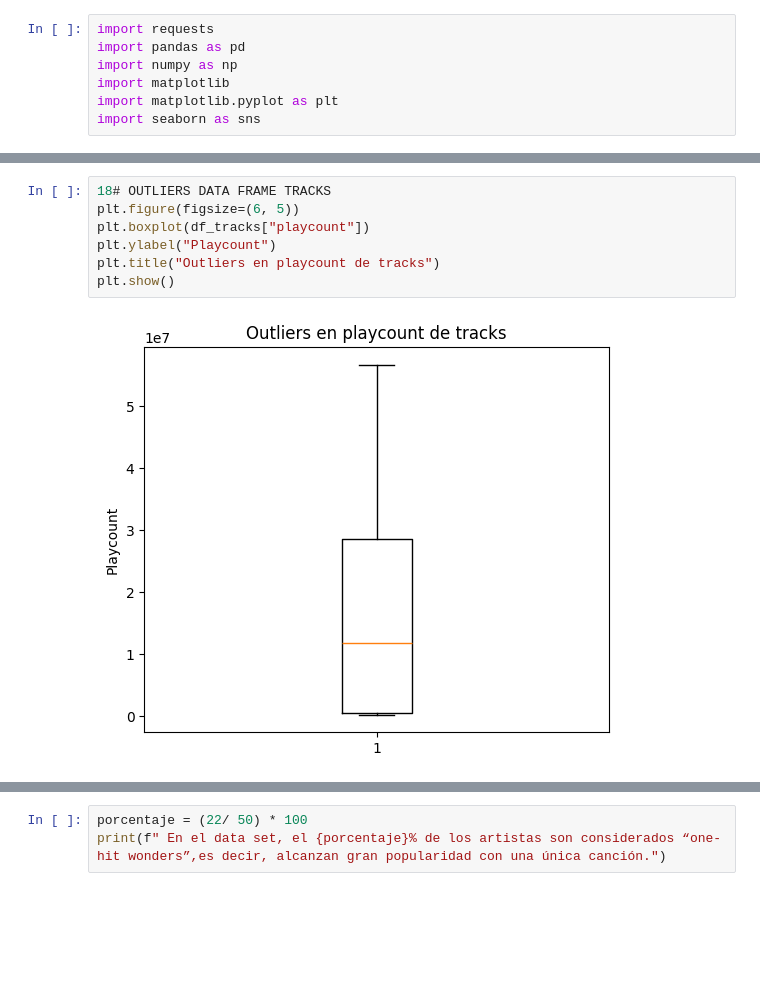
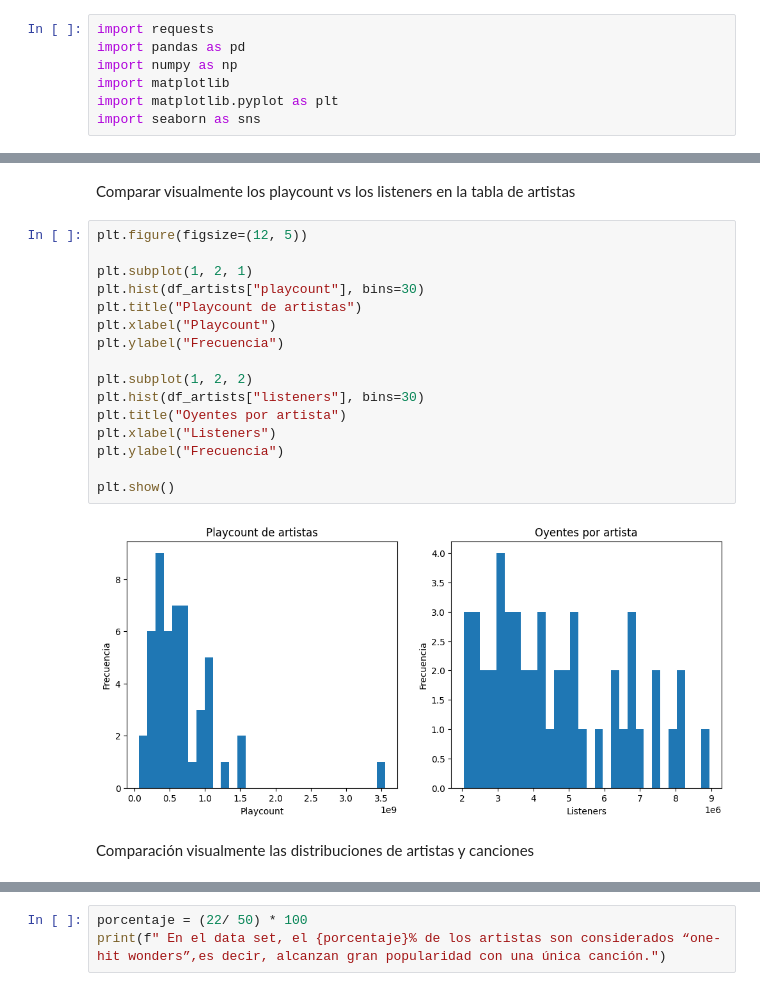
Before and after one commit to ArtiRamos/lastfm_data_analysis, a Jupyter notebook: 2. Análisis descriptivo y estadístico.ipynb, the cells around one changed output, grey strips where cells are left out. Drawn from its saved outputs; the diff is of its cells as text; blank space fills up the shorter version.

```diff
--- a/Preguntas de análisis.ipynb
+++ b/2. Análisis descriptivo y estadístico.ipynb
@@ -147,13 +243,26 @@ plt.title("Outliers en playcount de artistas")
 plt.show()
 # %% [output]
 [figure]
-# %%
-18# OUTLIERS DATA FRAME TRACKS
-plt.figure(figsize=(6, 5))
-plt.boxplot(df_tracks["playcount"])
-plt.ylabel("Playcount")
-plt.title("Outliers en playcount de tracks")
-plt.show()
-# %% [output]
-[figure, removed]
+# %% [markdown]
+Comparar visualmente los playcount vs los listeners en la tabla de artistas
+# %%
+plt.figure(figsize=(12, 5))
+
+plt.subplot(1, 2, 1)
+plt.hist(df_artists["playcount"], bins=30)
+plt.title("Playcount de artistas")
+plt.xlabel("Playcount")
+plt.ylabel("Frecuencia")
+
+plt.subplot(1, 2, 2)
+plt.hist(df_artists["listeners"], bins=30)
+plt.title("Oyentes por artista")
+plt.xlabel("Listeners")
+plt.ylabel("Frecuencia")
+
+plt.show()
+# %% [output]
+[figure, added]
+# %% [markdown]
+Comparación visualmente las distribuciones de artistas y canciones
 # %%
```
Also changed, not shown: parts of 77 cells of this notebook, 3 other files.
